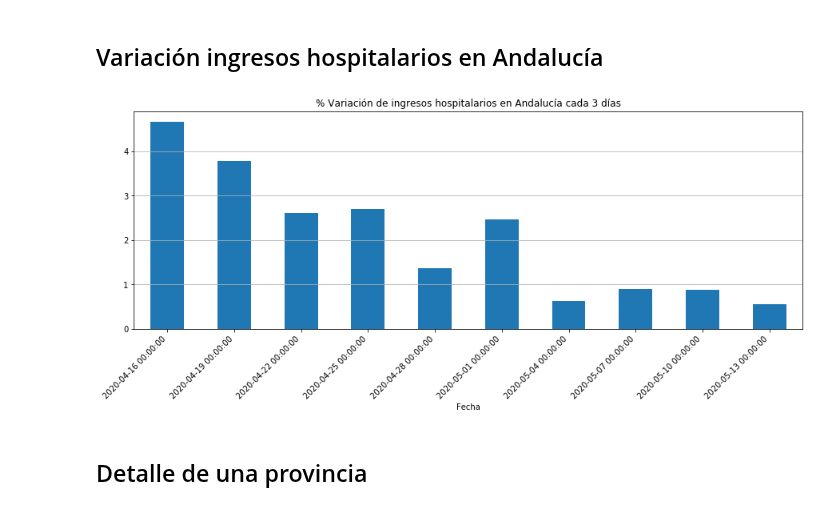
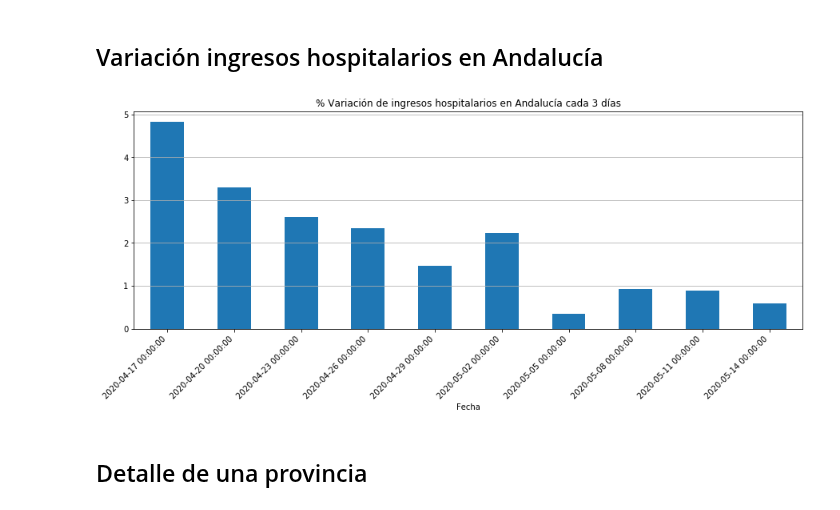
Before and after one commit to kfern/jupyter, a Jupyter notebook: covid19-es-and/growFactor.ipynb, the cells around one changed output. Cells and saved outputs as stored; diff of their text form; code cells hidden in the pictures.

```diff
--- a/covid19-es-and/growFactor.ipynb
+++ b/covid19-es-and/growFactor.ipynb
@@ -20,7 +20,7 @@ c_freq = 3
 c_periods = 10
 # %%
 # Load csv
-df = pd.read_csv(c_url)
+df = pd.read_csv(c_url, thousands='.')
 # %%
 # Preprocessing
 df['Fecha'] = pd.to_datetime(df['Fecha'], dayfirst=True)
@@ -34,25 +34,22 @@ dfV = df[filtro].copy()
 # Indices
 dfV.set_index(['Provincia', 'Fecha'], inplace=True)
 dfV.sort_index(level=['Provincia', 'Fecha'], inplace=True)
-
-# Ordenar columnas
-dfV.columns = ['Hospitalizadas', 'Curadas', 'Bajas']
 # %% [markdown]
 ## Variación ingresos hospitalarios en Andalucía
 # %%
 # dfG: Variación en porcentaje con respecto al registro anterior
 dfG = dfV.groupby(level='Provincia').pct_change()*100
 dfG.dropna(how='all', inplace=True)
 titulo = '% Variación de ingresos hospitalarios en Andalucía cada ' + str(c_freq) + ' días'
-dfG.loc['Total']['Hospitalizadas'].plot(title=titulo, kind='bar', figsize=c_figsize).grid(axis='y')
+dfG.loc['Total']['Hospitalización'].plot(title=titulo, kind='bar', figsize=c_figsize).grid(axis='y')
 plt.xticks(
     rotation=45,
     horizontalalignment='right',
     fontweight='light',
 )
 plt.show()
 # %% [output]
-[figure, old version]
+[figure, new version]
 # %% [markdown]
 ## Detalle de una provincia
 # %%
```
Also changed, not shown: parts of 10 cells of this notebook, 1 other file.
